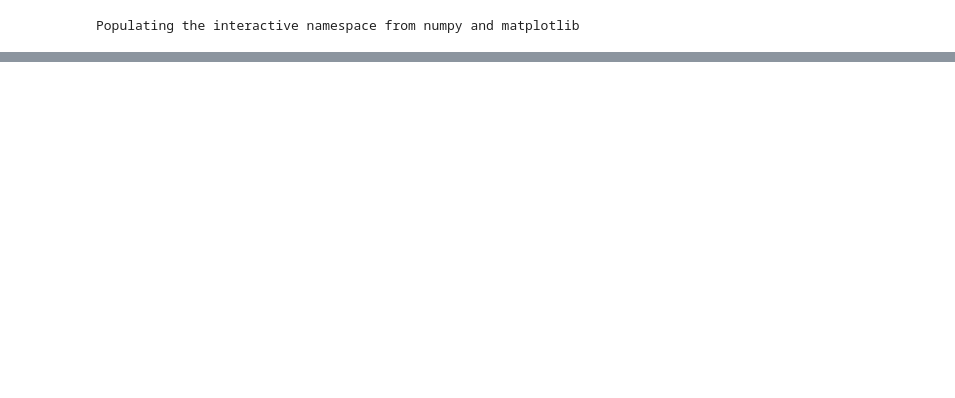
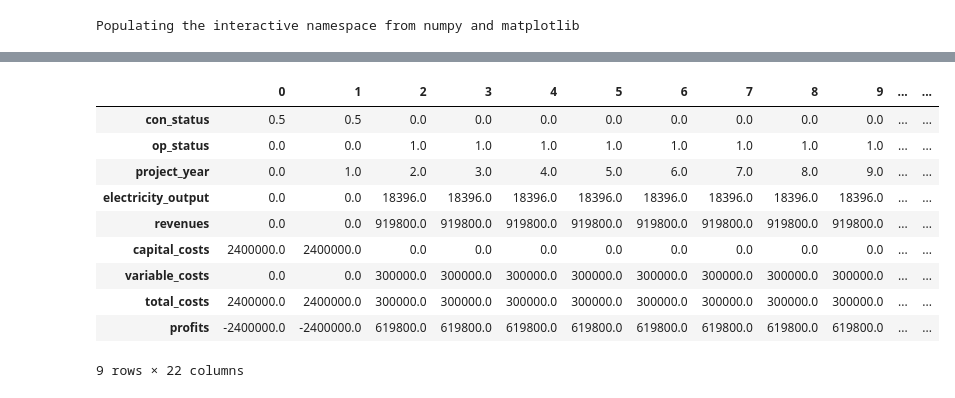
Before and after one commit to artregalado/montecarlo-economic-evaluation-energy-investments, a Jupyter notebook: montecarlo_electricity.ipynb, the cells around one changed output, grey strips where cells are left out. Drawn from its saved outputs; the diff is of its cells as text; code cells hidden in the pictures; blank space fills up the shorter version.

```diff
--- a/montecarlo_electricity.ipynb
+++ b/montecarlo_electricity.ipynb
@@ -16,3 +80,16 @@ sns.color_palette("cubehelix", 8)
 %pylab inline
 # %% [output]
 Populating the interactive namespace from numpy and matplotlib
+# %%
+# Set base assumptions
+electricity_price = 50
+capex = .8
+capex_millions_factor = 1000000
+opex = 50000
+wacc = .10
+load_factor = .35
+operational_hours = 8760
+turbine_number = 6
+turbine_lifetime = 20
+construction_schedule = [0,1] # Project years where construction takes place
+project_lifetime = len(construction_schedule) + turbine_lifetime
@@ -18,0 +177,39 @@ Populating the interactive namespace from numpy and matplotlib
+# %%
+# Revenues
+
+## Make the formula and multiply by the operation status to get
+## the yearly electricity production and plug to the data frame
+df['electricity_output'] = turbine_number * operational_hours * load_factor * df.op_status
+df['revenues'] = df.electricity_output * electricity_price
+
+
+# Costs
+
+## Capital investment costs
+df['capital_costs'] = turbine_number * (capex*capex_millions_factor) * df.con_status
+
+## Make the formula and multiply by the operation status to get
+## the yearly variable costs to the data frame
+df['variable_costs'] = turbine_number * opex * df.op_status
+
+## Total costs
+df['total_costs'] = df['variable_costs'] +  df['capital_costs']
+
+# Calculate the profits, the difference between revenues and total costs
+# That is the numerator in the NPV formula
+df['profits'] = df['revenues'] -  df['total_costs']
+
+# If you come from heay excel use, you may choose to display the cash flow streams horizontally
+df.transpose()
+# %% [output]
+|  | 0 | 1 | 2 | 3 | 4 | 5 | 6 | 7 | 8 | 9 | ... | ... |
+| con_status | 0.5 | 0.5 | 0.0 | 0.0 | 0.0 | 0.0 | 0.0 | 0.0 | 0.0 | 0.0 | ... | ... |
+| op_status | 0.0 | 0.0 | 1.0 | 1.0 | 1.0 | 1.0 | 1.0 | 1.0 | 1.0 | 1.0 | ... | ... |
+| project_year | 0.0 | 1.0 | 2.0 | 3.0 | 4.0 | 5.0 | 6.0 | 7.0 | 8.0 | 9.0 | ... | ... |
+| electricity_output | 0.0 | 0.0 | 18396.0 | 18396.0 | 18396.0 | 18396.0 | 18396.0 | 18396.0 | 18396.0 | 18396.0 | ... | ... |
+| revenues | 0.0 | 0.0 | 919800.0 | 919800.0 | 919800.0 | 919800.0 | 919800.0 | 919800.0 | 919800.0 | 919800.0 | ... | ... |
+| capital_costs | 2400000.0 | 2400000.0 | 0.0 | 0.0 | 0.0 | 0.0 | 0.0 | 0.0 | 0.0 | 0.0 | ... | ... |
+| variable_costs | 0.0 | 0.0 | 300000.0 | 300000.0 | 300000.0 | 300000.0 | 300000.0 | 300000.0 | 300000.0 | 300000.0 | ... | ... |
+| total_costs | 2400000.0 | 2400000.0 | 300000.0 | 300000.0 | 300000.0 | 300000.0 | 300000.0 | 300000.0 | 300000.0 | 300000.0 | ... | ... |
+| profits | -2400000.0 | -2400000.0 | 619800.0 | 619800.0 | 619800.0 | 619800.0 | 619800.0 | 619800.0 | 619800.0 | 619800.0 | ... | ... |
+9 rows × 22 columns
```
Also changed, not shown: parts of 28 cells of this notebook, 1 other file.
